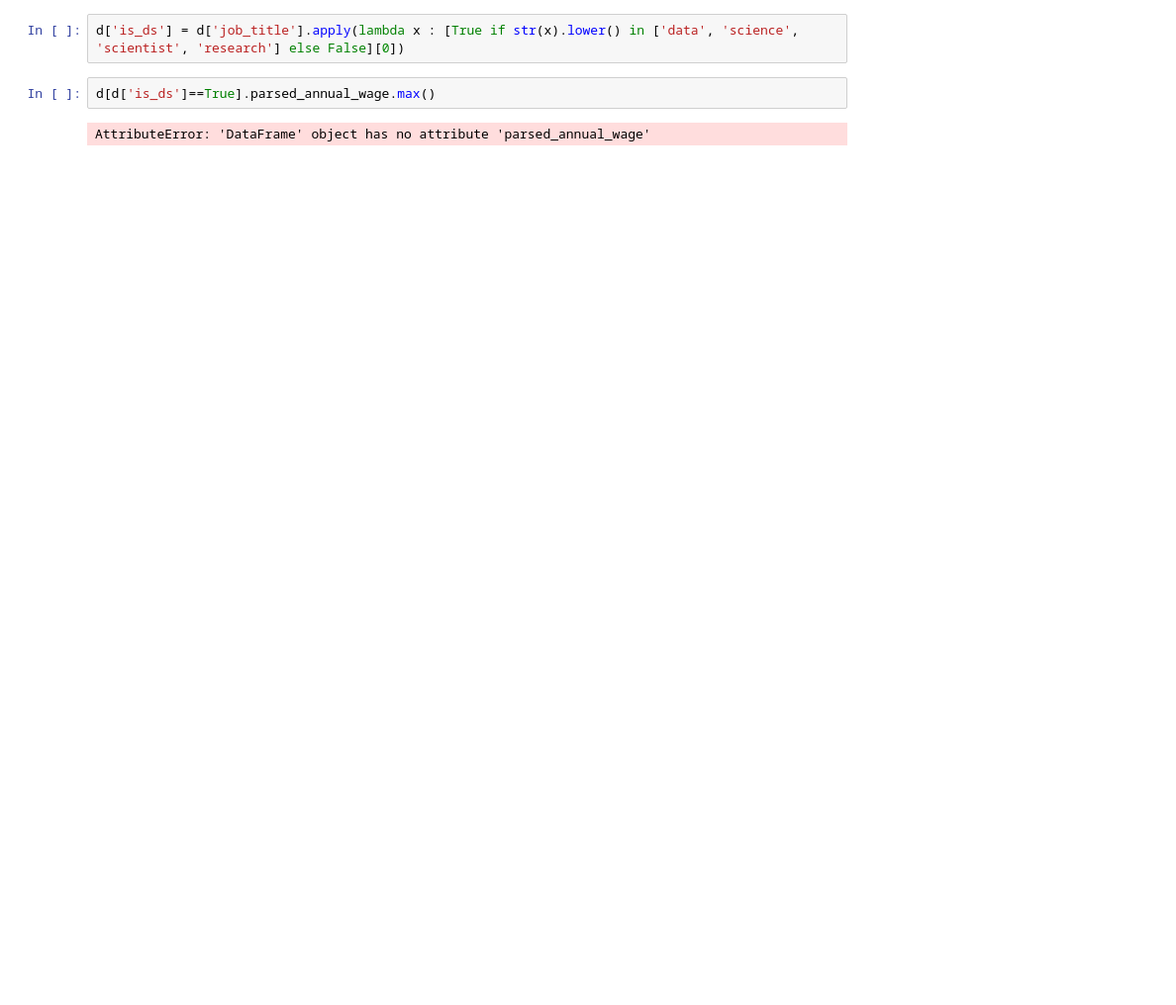
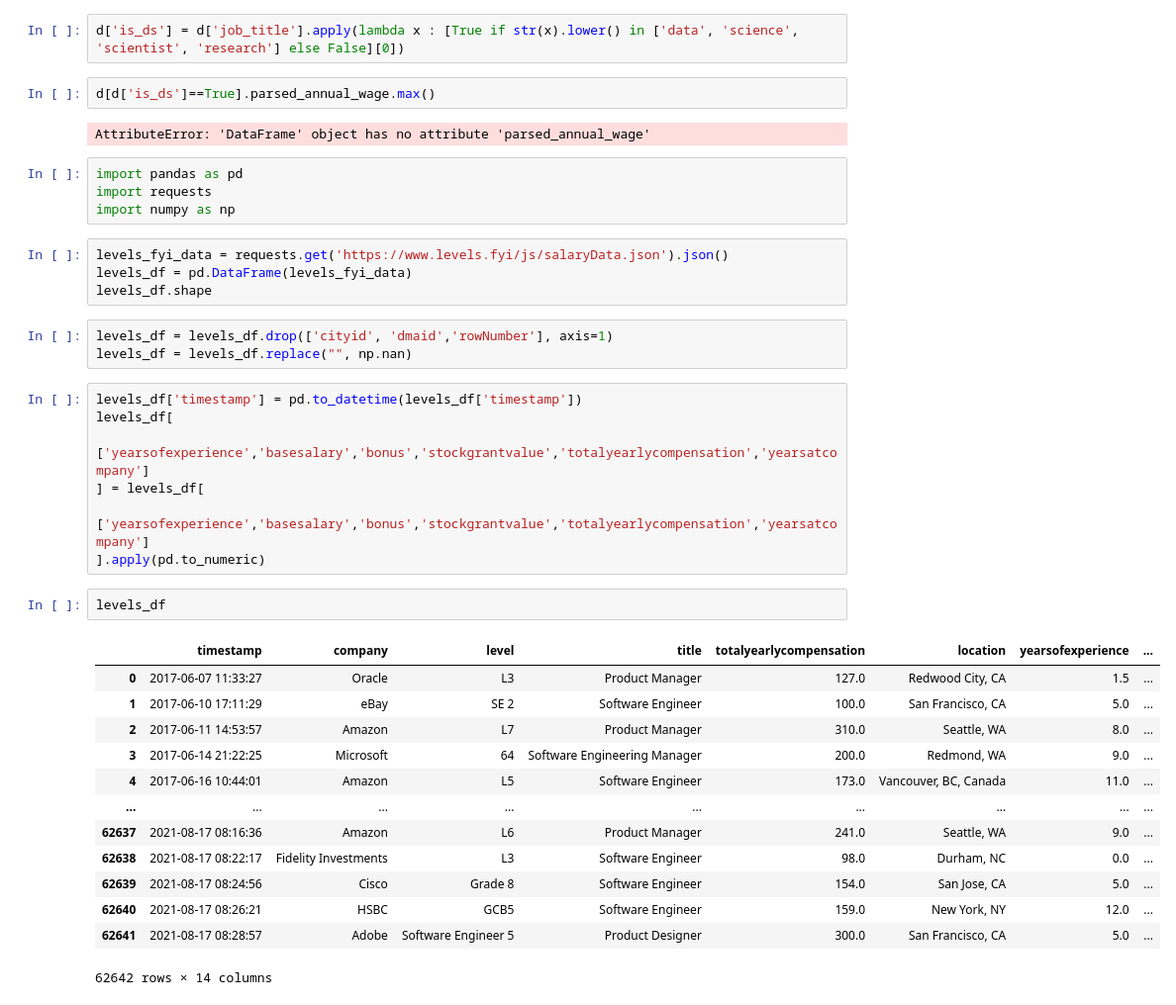
Before and after one commit to vatsal220/medium_articles, a Jupyter notebook: salary_analytics/salary.ipynb, the cells around one changed output. Shown at 99% size. Drawn from its saved outputs; the diff is of its cells as text; blank space fills up the shorter version.

```diff
--- a/salary_analytics/salary.ipynb
+++ b/salary_analytics/salary.ipynb
@@ -476,3 +527,37 @@ d['is_ds'] = d['job_title'].apply(lambda x : [True if str(x).lower() in ['data',
 d[d['is_ds']==True].parsed_annual_wage.max()
 # %% [output]
 AttributeError: 'DataFrame' object has no attribute 'parsed_annual_wage'
+# %%
+import pandas as pd
+import requests
+import numpy as np
+# %%
+levels_fyi_data = requests.get('https://www.levels.fyi/js/salaryData.json').json()
+levels_df = pd.DataFrame(levels_fyi_data)
+levels_df.shape
+# %%
+levels_df = levels_df.drop(['cityid', 'dmaid','rowNumber'], axis=1)
+levels_df = levels_df.replace("", np.nan)
+# %%
+levels_df['timestamp'] = pd.to_datetime(levels_df['timestamp'])
+levels_df[
+    ['yearsofexperience','basesalary','bonus','stockgrantvalue','totalyearlycompensation','yearsatcompany']
+] = levels_df[
+    ['yearsofexperience','basesalary','bonus','stockgrantvalue','totalyearlycompensation','yearsatcompany']
+].apply(pd.to_numeric)
+# %%
+levels_df
+# %% [output]
+|  | timestamp | company | level | title | totalyearlycompensation | location | yearsofexperience | ... |
+| 0 | 2017-06-07 11:33:27 | Oracle | L3 | Product Manager | 127.0 | Redwood City, CA | 1.5 | ... |
+| 1 | 2017-06-10 17:11:29 | eBay | SE 2 | Software Engineer | 100.0 | San Francisco, CA | 5.0 | ... |
+| 2 | 2017-06-11 14:53:57 | Amazon | L7 | Product Manager | 310.0 | Seattle, WA | 8.0 | ... |
+| 3 | 2017-06-14 21:22:25 | Microsoft | 64 | Software Engineering Manager | 200.0 | Redmond, WA | 9.0 | ... |
+| 4 | 2017-06-16 10:44:01 | Amazon | L5 | Software Engineer | 173.0 | Vancouver, BC, Canada | 11.0 | ... |
+| ... | ... | ... | ... | ... | ... | ... | ... | ... |
+| 62637 | 2021-08-17 08:16:36 | Amazon | L6 | Product Manager | 241.0 | Seattle, WA | 9.0 | ... |
+| 62638 | 2021-08-17 08:22:17 | Fidelity Investments | L3 | Software Engineer | 98.0 | Durham, NC | 0.0 | ... |
+| 62639 | 2021-08-17 08:24:56 | Cisco | Grade 8 | Software Engineer | 154.0 | San Jose, CA | 5.0 | ... |
+| 62640 | 2021-08-17 08:26:21 | HSBC | GCB5 | Software Engineer | 159.0 | New York, NY | 12.0 | ... |
+| 62641 | 2021-08-17 08:28:57 | Adobe | Software Engineer 5 | Product Designer | 300.0 | San Francisco, CA | 5.0 | ... |
+62642 rows × 14 columns
```
Also changed, not shown: parts of 9 cells of this notebook.
